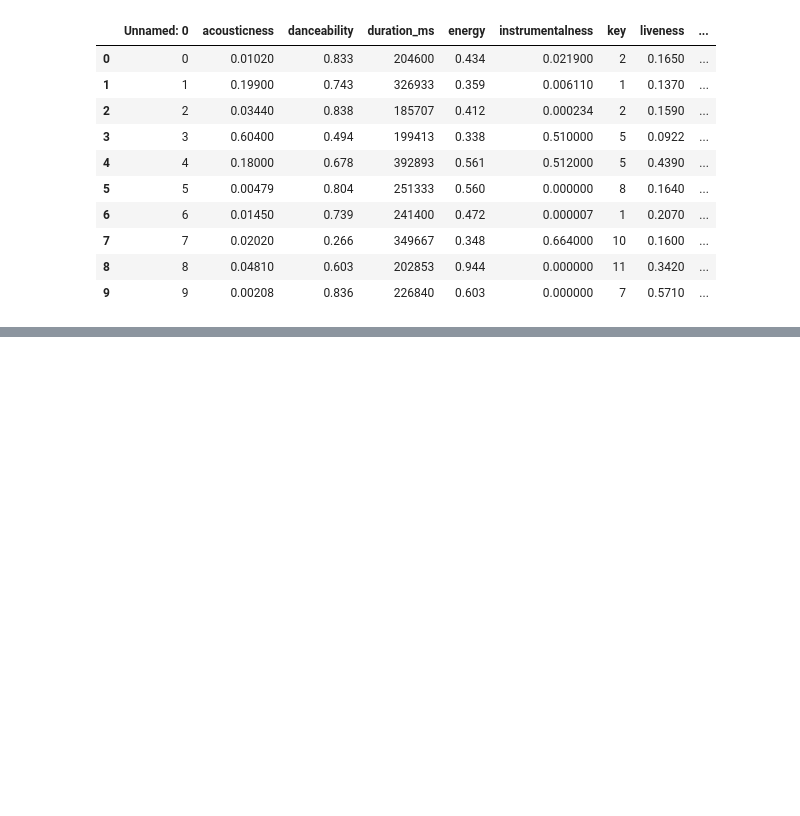
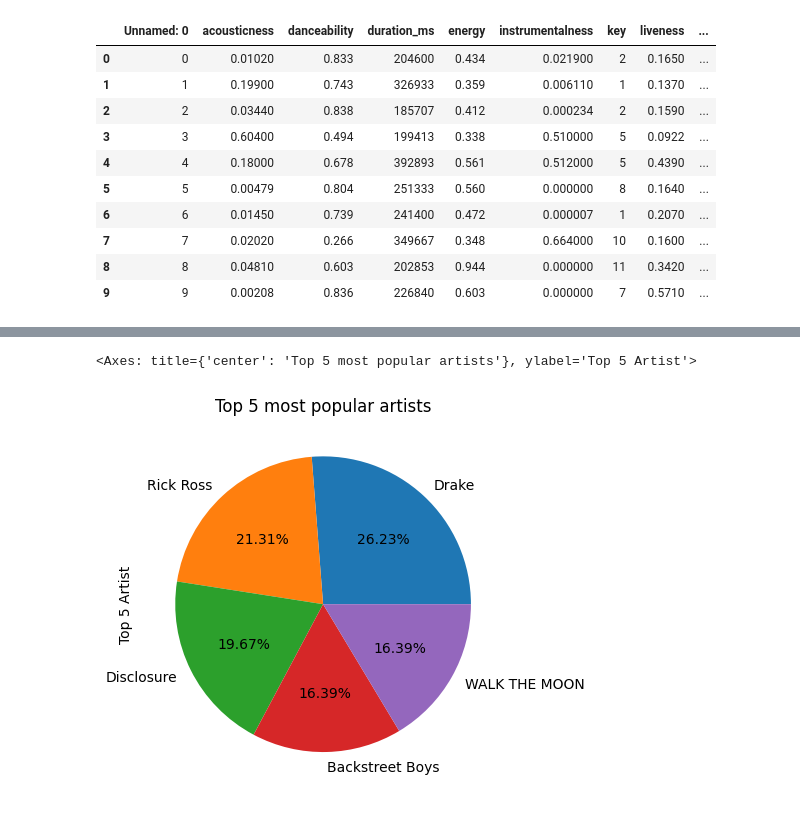
Before and after one commit to Akshat180/spotify, a Jupyter notebook: Untitled.ipynb, the cells around one changed output, grey strips where cells are left out. Cells and saved outputs as stored; diff of their text form; code cells hidden in the pictures; blank space fills up the shorter version.

```diff
--- a/Untitled.ipynb
+++ b/Untitled.ipynb
@@ -46,0 +121,4 @@ df.drop('Unnamed: 0',axis=1,inplace=True)
+# %%
+top_five_artists = df.groupby('artist').count().sort_values(by='song_title',ascending=False)
+t5 = top_five_artists['song_title'].head()
+t5
@@ -46,0 +133,5 @@ df.drop('Unnamed: 0',axis=1,inplace=True)
+# %%
+t5.plot(kind='pie',autopct ='%.2f%%',ylabel='Top 5 Artist',title='Top 5 most popular artists')
+# %% [output]
+<Axes: title={'center': 'Top 5 most popular artists'}, ylabel='Top 5 Artist'>
+[figure, added]
```
Also changed, not shown: parts of 20 cells of this notebook.
